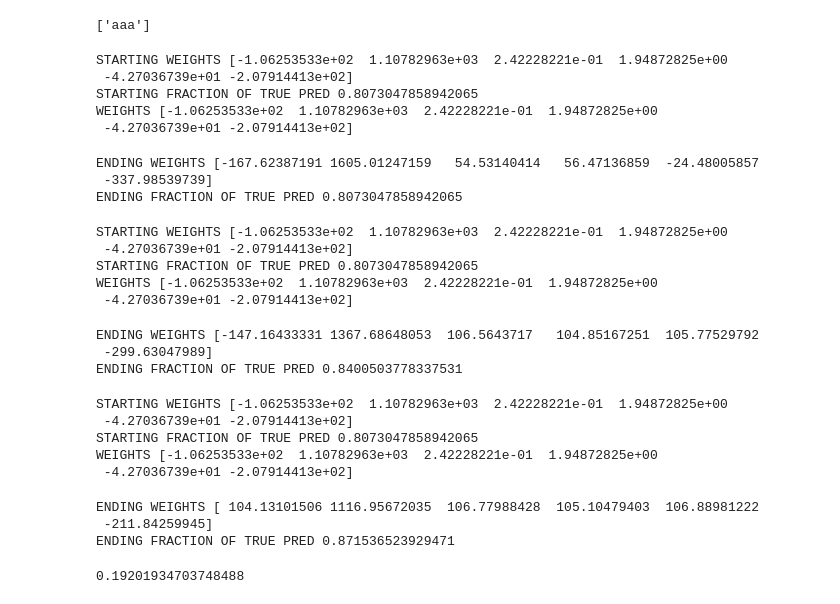
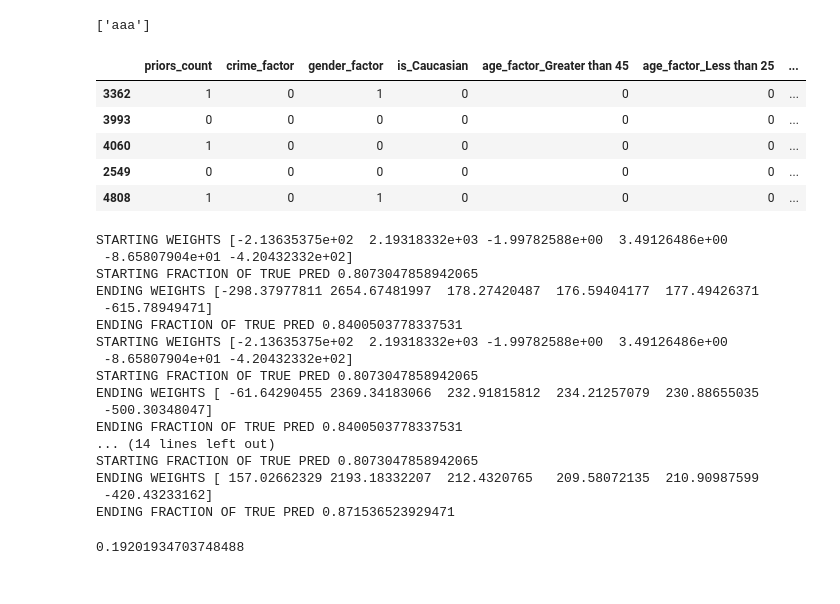
Before and after one commit to mjdioli/masters, a Jupyter notebook: last.ipynb, the cells around one changed output. Cells and saved outputs as stored; diff of their text form; code cells hidden in the pictures.

```diff
--- a/last.ipynb
+++ b/last.ipynb
@@ -94,41 +94,44 @@ temp.drop("miss", axis = 1, inplace = True)
 "aaa".split("_")
 # %% [output]
 ['aaa']
+# %%
+temp.head()
+# %% [output]
+|  | priors_count | crime_factor | gender_factor | is_Caucasian | age_factor_Greater than 45 | age_factor_Less than 25 | ... |
+| 3362 | 1 | 0 | 1 | 0 | 0 | 0 | ... |
+| 3993 | 0 | 0 | 0 | 0 | 0 | 0 | ... |
+| 4060 | 1 | 0 | 0 | 0 | 0 | 0 | ... |
+| 2549 | 0 | 0 | 0 | 0 | 0 | 0 | ... |
+| 4808 | 1 | 0 | 1 | 0 | 0 | 0 | ... |
 # %%
-for l in [0.5, 0.8, 0.95, 0.99]:
+for l in [0.5, 0.8, 0.95, 0.99, 1.0]:
     flr_orig = FairLogisticRegression(lam = l)
-    flr_orig.pre_fit(temp.drop("priors_count", axis = 1), temp["priors_count"])
+    flr_orig.pre_fit(temp.drop("priors_count", axis = 1), temp["priors_count"], epochs = 300)
+    flr_orig.fit_predicitve(train.drop(RESPONSE, axis = 1), train[RESPONSE], epochs = 100)
     print("STARTING WEIGHTS", flr_orig.weights)
     print("STARTING FRACTION OF TRUE PRED", np.sum(flr_orig.predict(temp.drop("priors_count", axis = 1)))/len(temp))
-    flr_orig.fit(temp.drop("priors_count", axis = 1), temp["priors_count"], temp["gender_factor"], 100,
+    flr_orig.fit(temp.drop("priors_count", axis = 1), temp["priors_count"], temp[RESPONSE], temp["gender_factor"], 200,
                         data = temp.drop([RESPONSE, "priors_count"], axis = 1), missing = "priors_count")
     print("ENDING WEIGHTS", flr_orig.weights)
     print("ENDING FRACTION OF TRUE PRED", np.sum(flr_orig.predict(temp.drop("priors_count", axis = 1)))/len(temp))
 # %% [output]
-STARTING WEIGHTS [-1.06253533e+02  1.10782963e+03  2.42228221e-01  1.94872825e+00
- -4.27036739e+01 -2.07914413e+02]
+STARTING WEIGHTS [-2.13635375e+02  2.19318332e+03 -1.99782588e+00  3.49126486e+00
+ -8.65807904e+01 -4.20432332e+02]
 STARTING FRACTION OF TRUE PRED 0.8073047858942065
-WEIGHTS [-1.06253533e+02  1.10782963e+03  2.42228221e-01  1.94872825e+00
- -4.27036739e+01 -2.07914413e+02]
+ENDING WEIGHTS [-298.37977811 2654.67481997  178.27420487  176.59404177  177.49426371
+ -615.78949471]
+ENDING FRACTION OF TRUE PRED 0.8400503778337531
+STARTING WEIGHTS [-2.13635375e+02  2.19318332e+03 -1.99782588e+00  3.49126486e+00
+ -8.65807904e+01 -4.20432332e+02]
+STARTING FRACTION OF TRUE PRED 0.8073047858942065
+ENDING WEIGHTS [ -61.64290455 2369.34183066  232.91815812  234.21257079  230.88655035
+ -500.30348047]
+ENDING FRACTION OF TRUE PRED 0.8400503778337531
+... (14 lines left out)
+STARTING FRACTION OF TRUE PRED 0.8073047858942065
+ENDING WEIGHTS [ 157.02662329 2193.18332207  212.4320765   209.58072135  210.90987599
+ -420.43233162]
+ENDING FRACTION OF TRUE PRED 0.871536523929471
-ENDING WEIGHTS [-167.62387191 1605.01247159   54.53140414   56.47136859  -24.48005857
- -337.98539739]
-ENDING FRACTION OF TRUE PRED 0.8073047858942065
-STARTING WEIGHTS [-1.06253533e+02  1.10782963e+03  2.42228221e-01  1.94872825e+00
- -4.27036739e+01 -2.07914413e+02]
-STARTING FRACTION OF TRUE PRED 0.8073047858942065
-WEIGHTS [-1.06253533e+02  1.10782963e+03  2.42228221e-01  1.94872825e+00
- -4.27036739e+01 -2.07914413e+02]
-ENDING WEIGHTS [-147.16433331 1367.68648053  106.5643717   104.85167251  105.77529792
- -299.63047989]
-ENDING FRACTION OF TRUE PRED 0.8400503778337531
-STARTING WEIGHTS [-1.06253533e+02  1.10782963e+03  2.42228221e-01  1.94872825e+00
- -4.27036739e+01 -2.07914413e+02]
-STARTING FRACTION OF TRUE PRED 0.8073047858942065
-WEIGHTS [-1.06253533e+02  1.10782963e+03  2.42228221e-01  1.94872825e+00
- -4.27036739e+01 -2.07914413e+02]
-ENDING WEIGHTS [ 104.13101506 1116.95672035  106.77988428  105.10479403  106.88981222
- -211.84259945]
-ENDING FRACTION OF TRUE PRED 0.871536523929471
 # %%
 #log_reg.weights
 # %%
```
Also changed, not shown: 7 other files.
